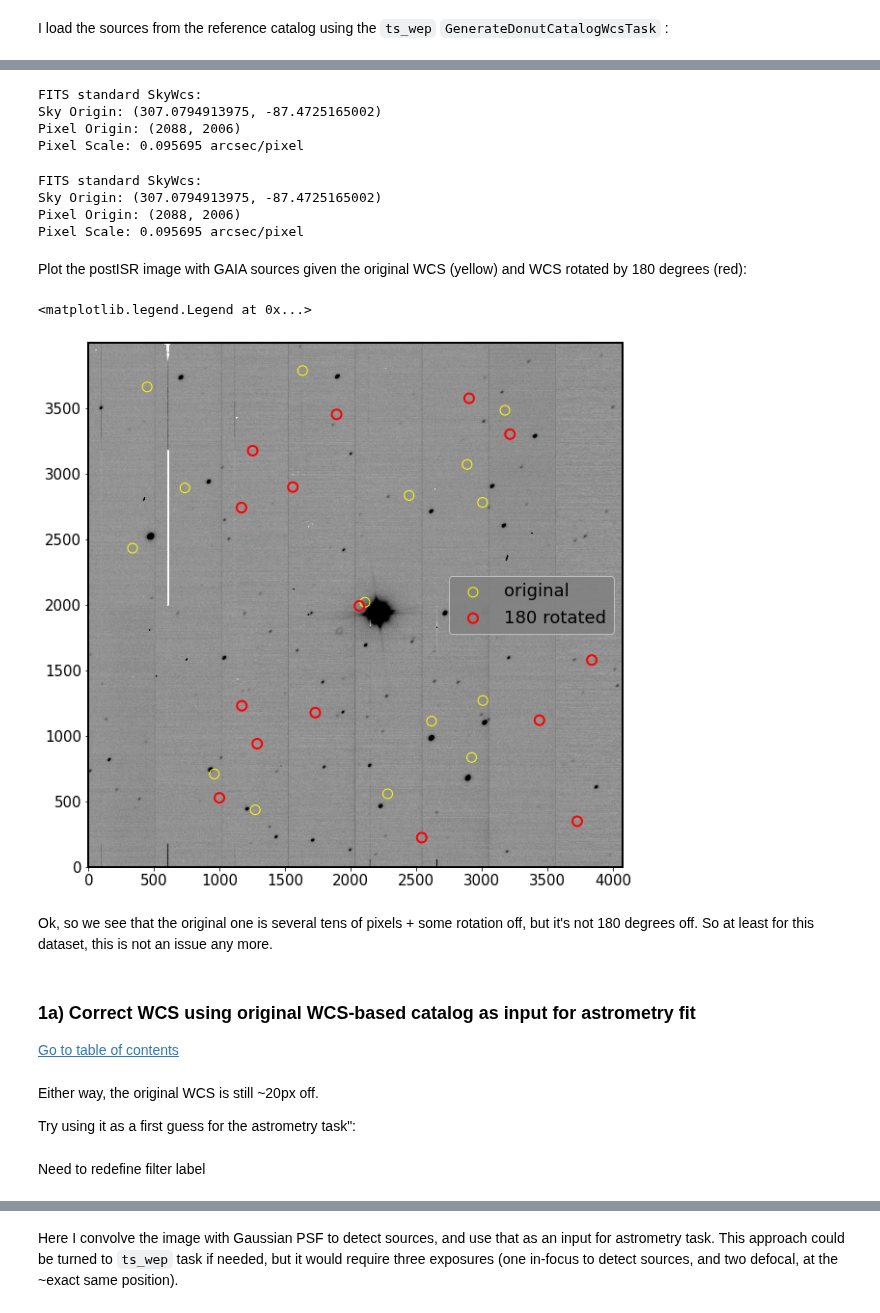
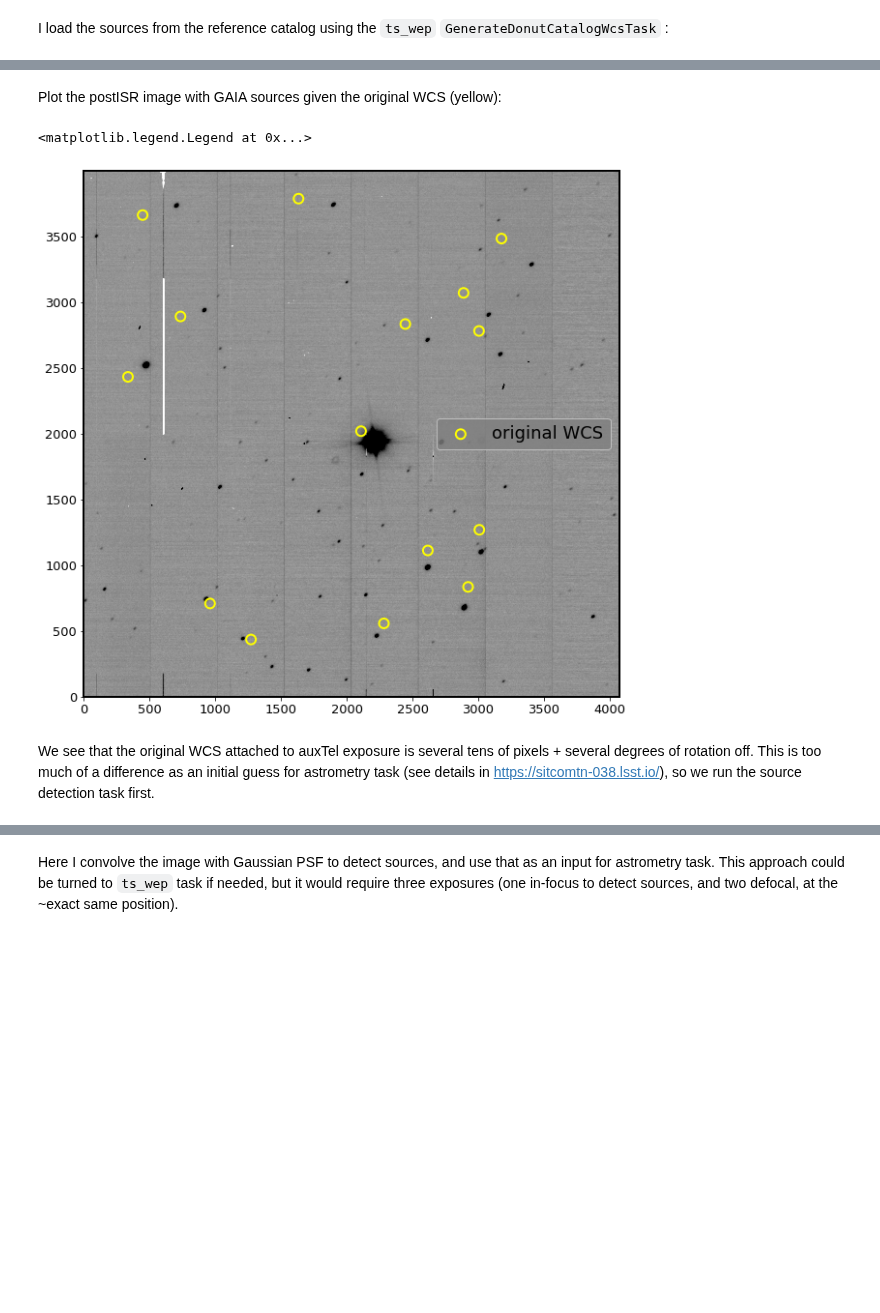
Before and after one commit to lsst-ts/ts_analysis_notebooks, a Jupyter notebook: notebooks/auxtel/auxTel_images_to_Zernikes.ipynb, the cells around one changed output, grey strips where cells are left out. Drawn from its saved outputs; the diff is of its cells as text; code cells hidden in the pictures; blank space fills up the shorter version.

```diff
--- a/notebooks/auxtel/auxTel_images_to_Zernikes.ipynb
+++ b/notebooks/auxtel/auxTel_images_to_Zernikes.ipynb
@@ -102,6 +111,6 @@ from lsst.ts.analysis.notebooks import analysisTools as at
 # %%
-rcParams['ytick.labelsize'] = 10
-rcParams['xtick.labelsize'] = 10
+rcParams['ytick.labelsize'] = 13
+rcParams['xtick.labelsize'] = 13
 rcParams['axes.labelsize'] = 25
 rcParams['axes.linewidth'] = 2
 rcParams['font.size'] = 14
@@ -281,14 +250,0 @@ Compare the original and rotated WCS:
-# %%
-originalWcs
-# %% [output]
-FITS standard SkyWcs:
-Sky Origin: (307.0794913975, -87.4725165002)
-Pixel Origin: (2088, 2006)
-Pixel Scale: 0.095695 arcsec/pixel
-# %%
-rotatedWcs
-# %% [output]
-FITS standard SkyWcs:
-Sky Origin: (307.0794913975, -87.4725165002)
-Pixel Origin: (2088, 2006)
-Pixel Scale: 0.095695 arcsec/pixel
@@ -319,34 +251,26 @@ rotatedCatalogMagCut = rotatedCatalog[mask]
 # %% [markdown]
-Plot the postISR image with GAIA sources given the original WCS (yellow) and WCS rotated by 180 degrees (red):
+Plot the postISR image with GAIA sources given the original WCS (yellow):
 # %%
 %matplotlib inline
 
 zscale = ZScaleInterval()
 
 fig,ax = plt.subplots(1,1,figsize=(10,10))
 data = postIsr.image.array
 vmin,vmax = zscale.get_limits(data)
 ax.imshow(data, vmin=vmin, vmax=vmax,cmap='Greys', origin='lower')
-for cat,color,lw,label in zip([originalCatalogMagCut, rotatedCatalogMagCut],
-                    ['yellow', 'red'],
-                       [1,2],
-                       ['original', '180 rotated']):
-
-    ax.scatter(cat['centroid_x'],
-           cat['centroid_y'],
-           s=100,
-           facecolors='none', edgecolors=color, lw=lw,
-           label=label)
+cat = originalCatalogMagCut
+color = 'yellow'
+lw=2
+label='original WCS'
+ax.scatter(cat['centroid_x'],
+       cat['centroid_y'],
+       s=100,
+       facecolors='none', edgecolors=color, lw=lw,
+       label=label)
 ax.legend(fontsize=18, loc='center right', facecolor='grey')
 # %% [output]
 <matplotlib.legend.Legend at 0x...>
-[figure, old version]
+[figure, new version]
 # %% [markdown]
-Ok, so we see that the original one is several tens of pixels + some rotation off,  but it's not 180 degrees off. So at least for this dataset, this is not an issue any more.
+We see that the original WCS attached to auxTel exposure is several tens of pixels + several degrees of rotation off. This is too much of a difference  as an initial guess for astrometry task (see details in https://sitcomtn-038.lsst.io/), so we run the source detection task first.
-# %% [markdown]
-### 1a) Correct WCS using original WCS-based catalog as input for  astrometry fit <a id='originalWcs'></a>
-[Go to table of contents](#toc)
-# %% [markdown]
-Either way,  the original WCS is still ~20px off.
-
-Try using it as a first guess for the astrometry task":
@@ -367,2 +276,0 @@ astromConfig.wcsFitter.maxScatterArcsec = 15
-# %% [markdown]
-Need to redefine filter label
```
Also changed, not shown: parts of 66 cells of this notebook.
